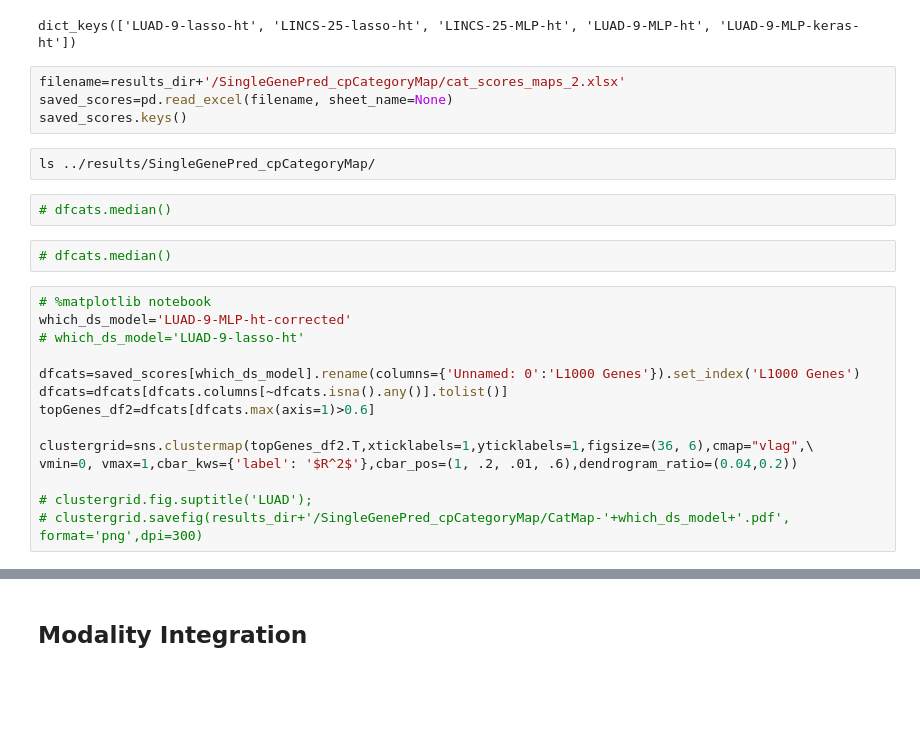
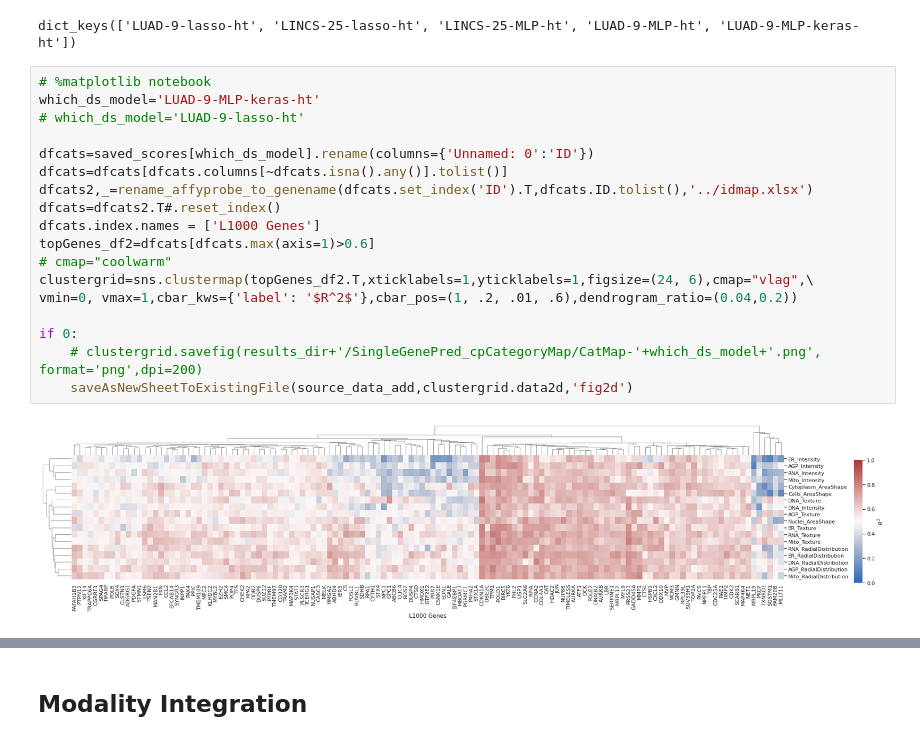
Before and after one commit to carpenter-singh-lab/2022_Haghighi_NatureMethods, a Jupyter notebook: generate_paper_figures/generate_paper_figs.ipynb, the cells around one changed output, grey strips where cells are left out. Saved outputs shown, nothing was run; the diff lists cells and outputs as text; blank space fills up the shorter version.

```diff
--- a/generate_paper_figures/generate_paper_figs.ipynb
+++ b/generate_paper_figures/generate_paper_figs.ipynb
@@ -1080,27 +997,23 @@ saved_scores=pd.read_excel(filename, sheet_name=None)
 saved_scores.keys()
 # %% [output]
 dict_keys(['LUAD-9-lasso-ht', 'LINCS-25-lasso-ht', 'LINCS-25-MLP-ht', 'LUAD-9-MLP-ht', 'LUAD-9-MLP-keras-ht'])
-# %%
-filename=results_dir+'/SingleGenePred_cpCategoryMap/cat_scores_maps_2.xlsx'
-saved_scores=pd.read_excel(filename, sheet_name=None)
-saved_scores.keys()
-# %%
-ls ../results/SingleGenePred_cpCategoryMap/
-# %%
-# dfcats.median()
-# %%
-# dfcats.median()
 # %%
 # %matplotlib notebook
-which_ds_model='LUAD-9-MLP-ht-corrected'
+which_ds_model='LUAD-9-MLP-keras-ht'
 # which_ds_model='LUAD-9-lasso-ht'
 
-dfcats=saved_scores[which_ds_model].rename(columns={'Unnamed: 0':'L1000 Genes'}).set_index('L1000 Genes')
+dfcats=saved_scores[which_ds_model].rename(columns={'Unnamed: 0':'ID'})
 dfcats=dfcats[dfcats.columns[~dfcats.isna().any()].tolist()]
+dfcats2,_=rename_affyprobe_to_genename(dfcats.set_index('ID').T,dfcats.ID.tolist(),'../idmap.xlsx')
+dfcats=dfcats2.T#.reset_index()
+dfcats.index.names = ['L1000 Genes']
 topGenes_df2=dfcats[dfcats.max(axis=1)>0.6]
-
-clustergrid=sns.clustermap(topGenes_df2.T,xticklabels=1,yticklabels=1,figsize=(36, 6),cmap="vlag",\
+# cmap="coolwarm"
+clustergrid=sns.clustermap(topGenes_df2.T,xticklabels=1,yticklabels=1,figsize=(24, 6),cmap="vlag",\
 vmin=0, vmax=1,cbar_kws={'label': '$R^2$'},cbar_pos=(1, .2, .01, .6),dendrogram_ratio=(0.04,0.2))
 
-# clustergrid.fig.suptitle('LUAD');
-# clustergrid.savefig(results_dir+'/SingleGenePred_cpCategoryMap/CatMap-'+which_ds_model+'.pdf', format='png',dpi=300)
+if 0:
+    # clustergrid.savefig(results_dir+'/SingleGenePred_cpCategoryMap/CatMap-'+which_ds_model+'.png', format='png',dpi=200)
+    saveAsNewSheetToExistingFile(source_data_add,clustergrid.data2d,'fig2d')
+# %% [output]
+[figure, added]
```
Also changed, not shown: parts of 26 cells of this notebook, 15 other files.
